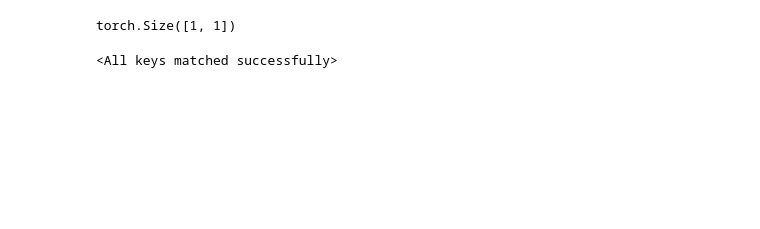
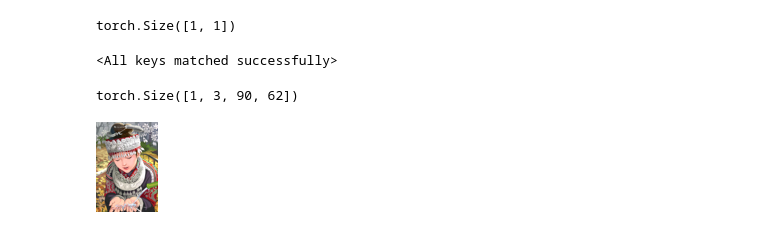
Before and after one commit to Hiragi14/super_resolution, a Jupyter notebook: notebooks/srgan.ipynb, the cells around one changed output. Drawn from its saved outputs; the diff is of its cells as text; code cells hidden in the pictures; blank space fills up the shorter version.

```diff
--- a/notebooks/srgan.ipynb
+++ b/notebooks/srgan.ipynb
@@ -138,0 +156,9 @@ generator.load_state_dict(g_model)
+# %%
+img = Image.open("/Network/Servers/fs.local/Volumes/home/kawai/nas/Document/workspace/sr_projects/srcnn_lightning/data/Set14/image_SRF_4/img_005_SRF_4_LR.png").convert("RGB")
+img_HR = Image.open("/Network/Servers/fs.local/Volumes/home/kawai/nas/Document/workspace/sr_projects/srcnn_lightning/data/Set14/image_SRF_4/img_005_SRF_4_HR.png").convert("RGB")
+img_tensor = transforms.ToTensor()(img).unsqueeze(0)  # Convert to tensor and add batch dimension
+img_HR_tensor = transforms.ToTensor()(img_HR).unsqueeze(0)  # Convert to tensor and add batch dimension
+# %%
+img_tensor.shape
+# %% [output]
+torch.Size([1, 3, 90, 62])
@@ -138,0 +169,8 @@ generator.load_state_dict(g_model)
+# %%
+def display_image(tensor):
+    img = transforms.ToPILImage()(tensor.squeeze(0).clamp(0, 1).detach().cpu())
+    img.show()
+# %%
+display_image(img_tensor)
+# %% [output]
+[figure, added]
```
Also changed, not shown: parts of 15 cells of this notebook, 2 other files.
